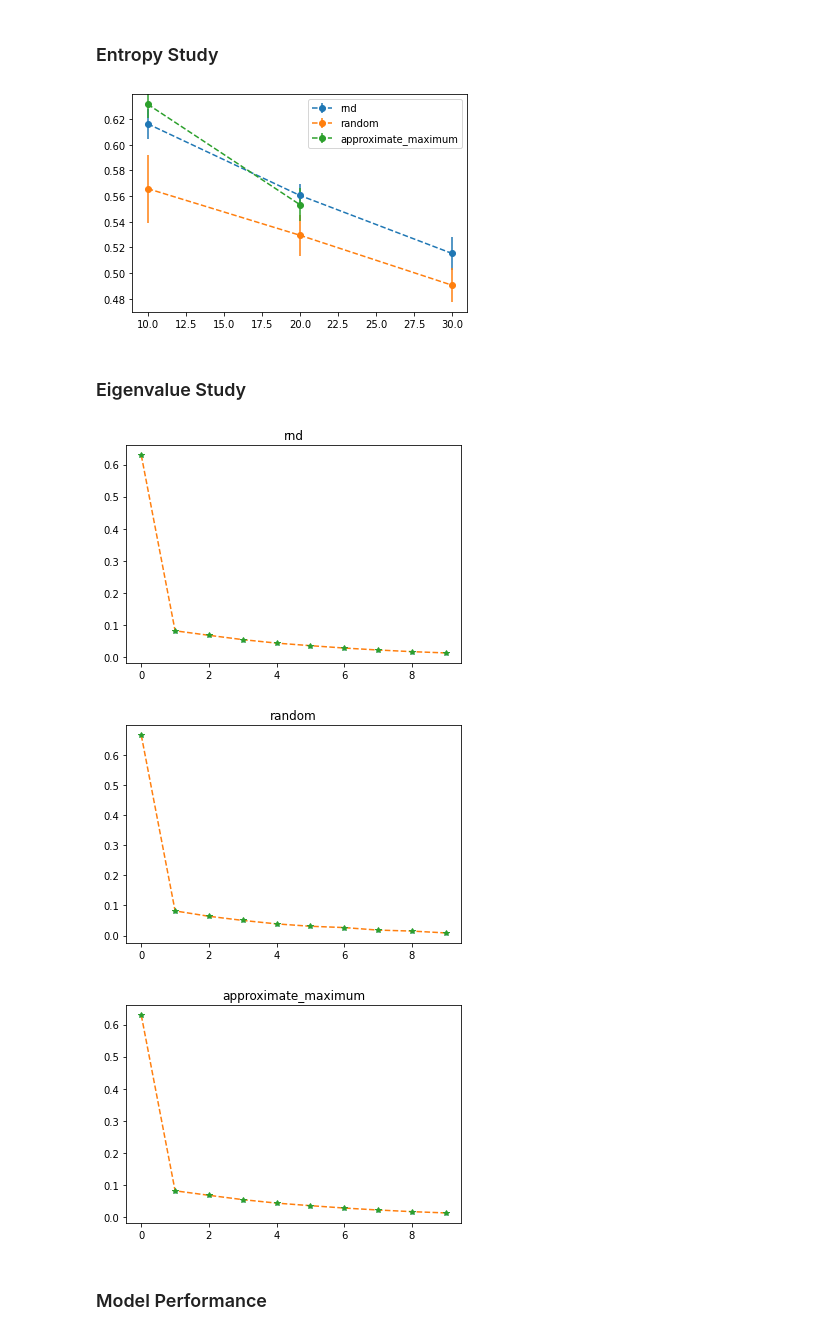
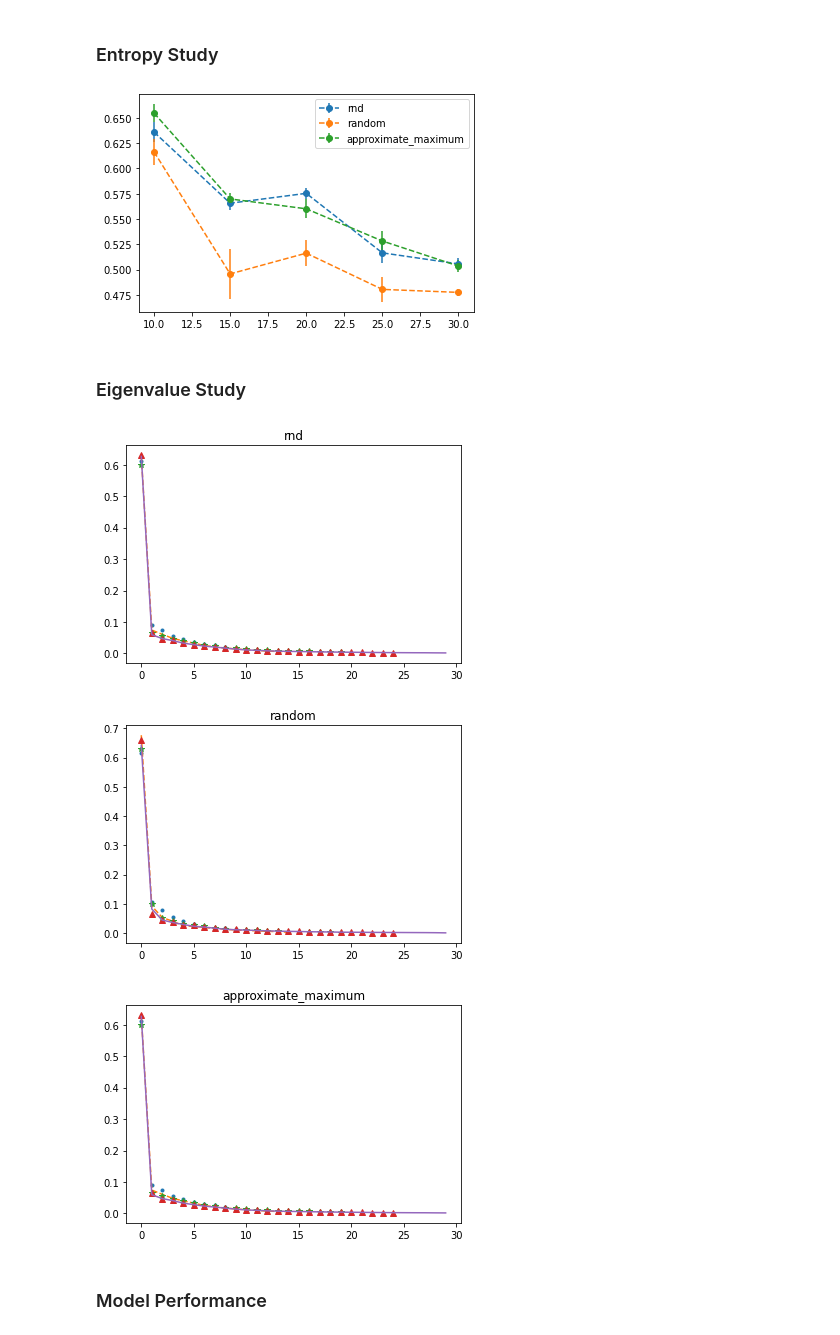
Before and after one commit to zincware/ZnNL, a Jupyter notebook: examples/neurips/NeurIPS Analysis.ipynb, the cells around one changed output. Saved outputs shown, nothing was run; the diff lists cells and outputs as text; code cells hidden in the pictures.

```diff
--- a/examples/neurips/NeurIPS Analysis.ipynb
+++ b/examples/neurips/NeurIPS Analysis.ipynb
@@ -6,7 +6,7 @@ import matplotlib.pyplot as plt
 # %% [markdown]
 ### Globals
 # %%
-point_sizes = [10, 20, 30] # 40, 50, 60, 70, 80, 90, 100]
+point_sizes = [10, 15, 20, 25, 30] # 40, 50, 60, 70, 80, 90, 100]
 
 entropy_file = "entropy"
 eigenvalue_file = "eigenvalues"
@@ -61,7 +61,7 @@ for item in ["rnd", "random", "approximate_maximum"]:
 plt.legend()
 plt.show()
 # %% [output]
-[figure, old version]
+[figure, new version]
 # %% [markdown]
 ### Eigenvalue Study
 # %%
@@ -76,14 +76,17 @@ for value in eigenvalue_data.values():
 # %%
 for item in ["rnd", "random", "approximate_maximum"]:
     plt.plot(plot_data[item][0][::-1], '.')
-    plt.plot(plot_data[item][0][::-1], '--')
-    plt.plot(plot_data[item][0][::-1], '*')
+    plt.plot(plot_data[item][1][::-1], '--')
+    plt.plot(plot_data[item][2][::-1], '*')
+    plt.plot(plot_data[item][3][::-1], '^')
+    plt.plot(plot_data[item][4][::-1], '-')
+
     plt.title(item)
     plt.show()
 # %% [output]
-[figure, old version]
+[figure, new version]
-[figure, old version]
+[figure, new version]
-[figure, old version]
+[figure, new version]
 # %% [markdown]
 ### Model Performance
 # %%
```
Also changed, not shown: parts of 2 cells of this notebook, 15 other files.
